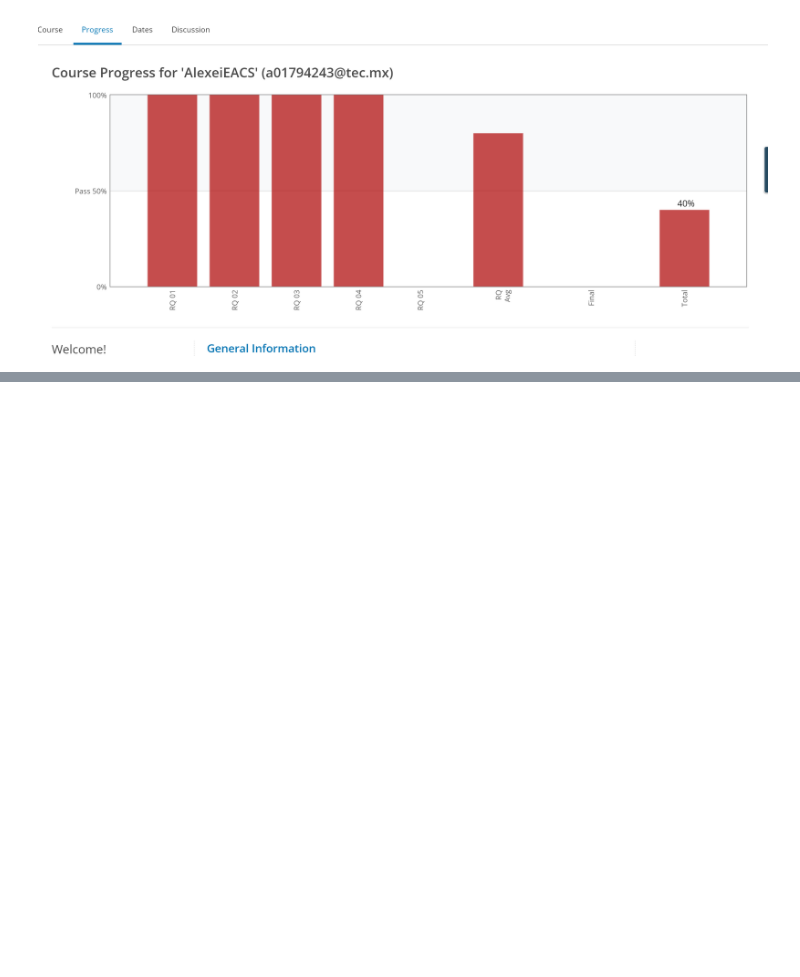
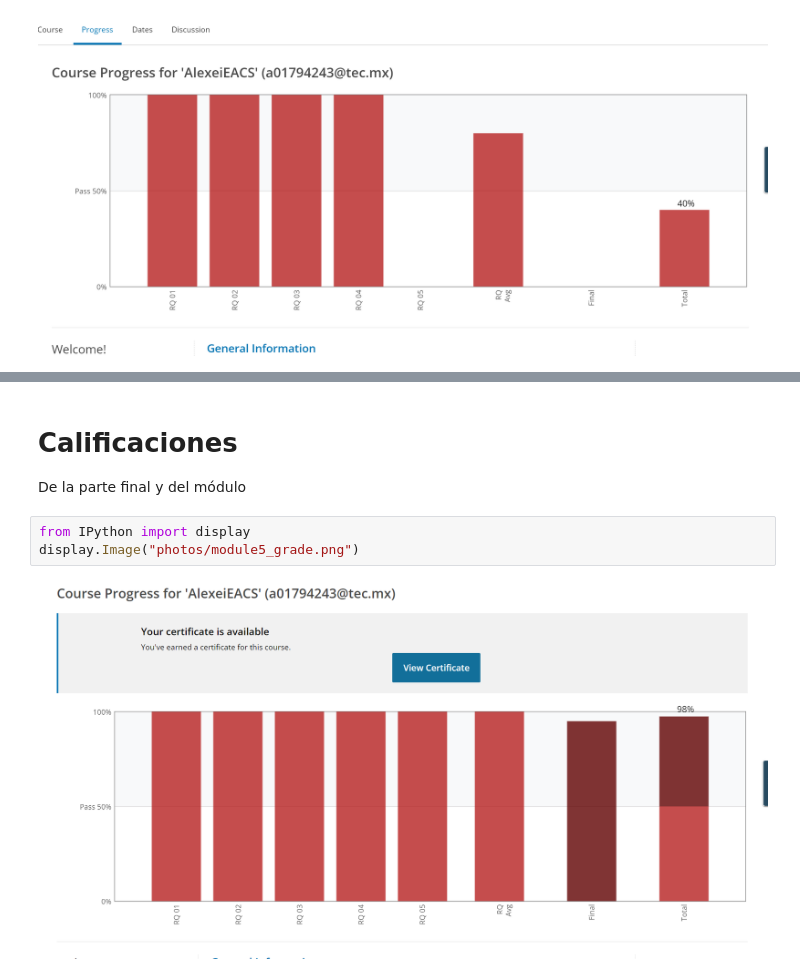
Before and after one commit to PosgradoMNA/actividades-de-aprendizaje-AlexeiEACS, a Jupyter notebook: Data Analysis with Python.ipynb, the cells around one changed output, grey strips where cells are left out. Cells and saved outputs as stored; diff of their text form; blank space fills up the shorter version.

Commit message:
entrega de útimo módulo con certificado

```diff
--- a/Data Analysis with Python.ipynb
+++ b/Data Analysis with Python.ipynb
@@ -411,0 +464,9 @@ display.Image("photos/module4_grade.png")
+# %% [markdown]
+# Calificaciones
+
+De la parte final y del módulo
+# %%
+from IPython import display
+display.Image("photos/module5_grade.png")
+# %% [output]
+[figure, added]
```
Also changed, not shown: parts of 12 cells of this notebook.
